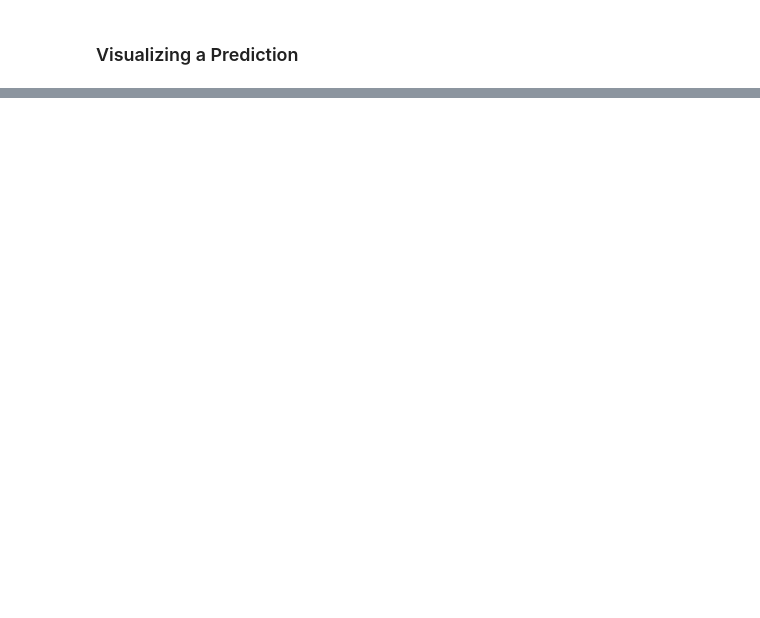
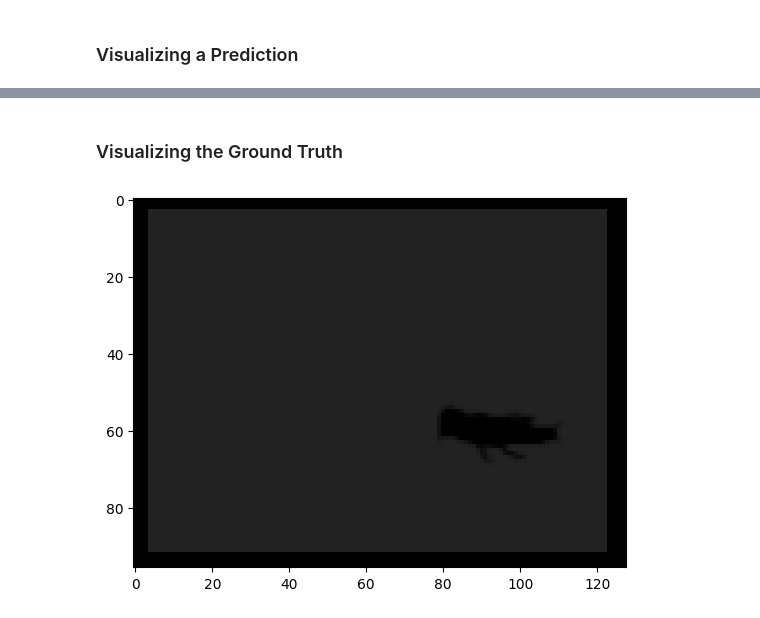
Before and after one commit to kmock930/Multi-Category-Image-Modelling-Transfer-Learning, a Jupyter notebook: CSI5341 Assignment 3 - Kelvin Mock 300453668.ipynb, the cells around one changed output, grey strips where cells are left out. Drawn from its saved outputs; the diff is of its cells as text; code cells hidden in the pictures; blank space fills up the shorter version.

Commit message:
Implemented 2 Data Augmentation Techniques

```diff
--- a/CSI5341 Assignment 3 - Kelvin Mock 300453668.ipynb
+++ b/CSI5341 Assignment 3 - Kelvin Mock 300453668.ipynb
@@ -1186,0 +1259,6 @@ drawBoundingBox(
+# %%
+# Adjust the Test Set
+regressor_X_test_adjusted, regressor_y_test_adjusted = dataAugmentation(
+    X=regressor_X_test,
+    y=regressor_y_test
+);
@@ -1186,0 +1350,10 @@ drawBoundingBox(
+# %% [markdown]
+### Visualizing the Ground Truth
+# %%
+drawBoundingBox(
+    X_imageSet=regressor_X_test_adjusted,
+    y_imageSet=regressor_y_test_adjusted,
+    isPred=True
+);
+# %% [output]
+[figure, added]
```
Also changed, not shown: parts of 36 cells of this notebook, 1 other file.
